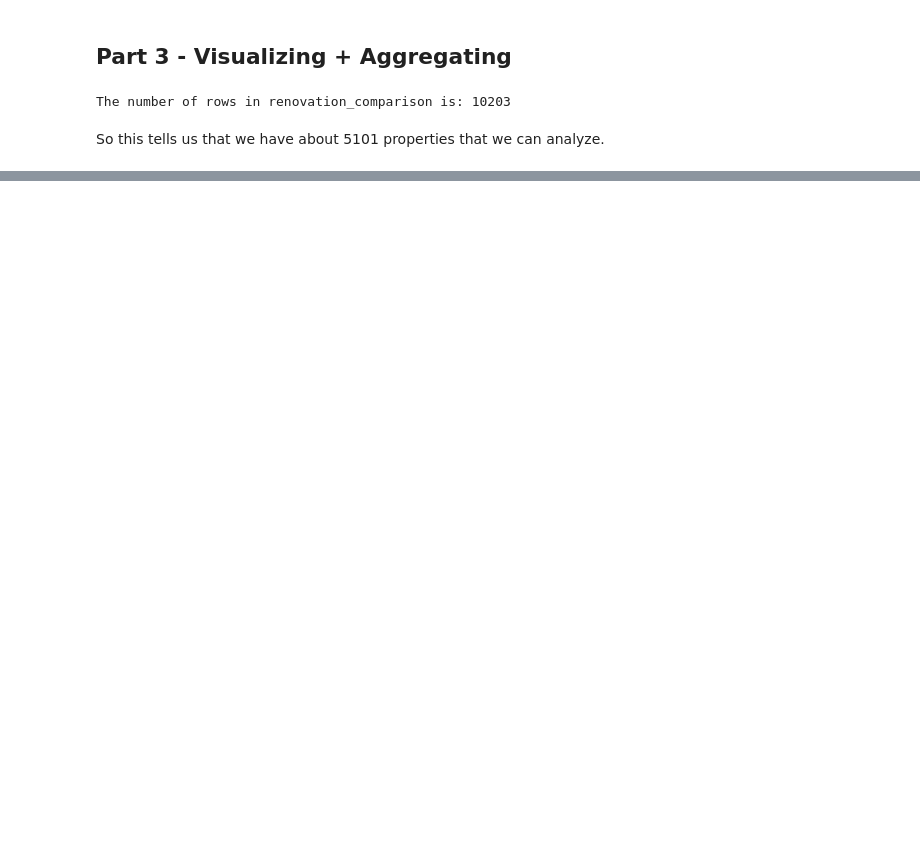
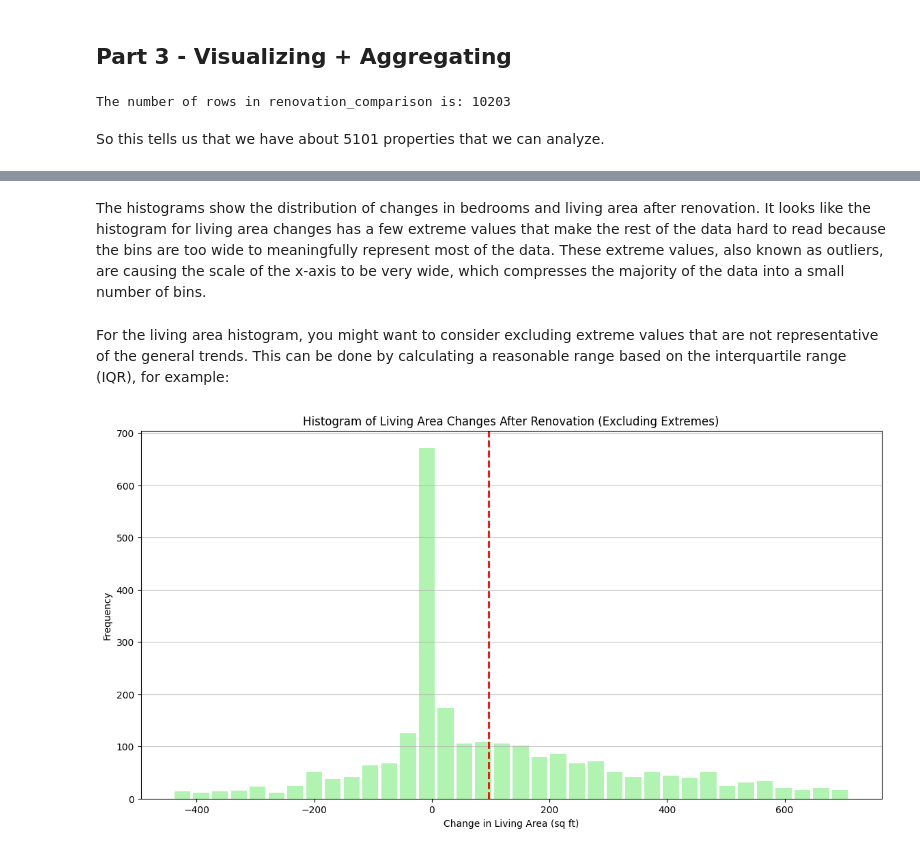
Before and after one commit to BU-Spark/ds-boston-remodeling, a Jupyter notebook: sp24-team-c/Mid Semester Notebooks/Renovations&Bedrooms_Analysis.ipynb, the cells around one changed output, grey strips where cells are left out. Drawn from its saved outputs; the diff is of its cells as text; code cells hidden in the pictures; blank space fills up the shorter version.

```diff
--- a/sp24-team-c/Mid Semester Notebooks/Renovations&Bedrooms_Analysis.ipynb
+++ b/sp24-team-c/Mid Semester Notebooks/Renovations&Bedrooms_Analysis.ipynb
@@ -536,0 +652,28 @@ So this tells us that we have about 5101 properties that we can analyze.
+# %% [markdown]
+The histograms show the distribution of changes in bedrooms and living area after renovation. It looks like the histogram for living area changes has a few extreme values that make the rest of the data hard to read because the bins are too wide to meaningfully represent most of the data. These extreme values, also known as outliers, are causing the scale of the x-axis to be very wide, which compresses the majority of the data into a small number of bins.
+# %% [markdown]
+For the living area histogram, you might want to consider excluding extreme values that are not representative of the general trends. This can be done by calculating a reasonable range based on the interquartile range (IQR), for example:
+# %%
+# Calculate the IQR for living area differences
+Q1 = living_area_diff.quantile(0.25)
+Q3 = living_area_diff.quantile(0.75)
+IQR = Q3 - Q1
+
+# Define reasonable lower and upper bounds for the data
+lower_bound = Q1 - 1.5 * IQR
+upper_bound = Q3 + 1.5 * IQR
+
+# Filter the living area differences to exclude outliers
+filtered_living_area_diff = living_area_diff[(living_area_diff > lower_bound) & (living_area_diff < upper_bound)]
+
+# Histogram for filtered living area differences
+plt.figure(figsize=(14, 7))
+plt.hist(filtered_living_area_diff, bins='auto', color='lightgreen', alpha=0.7, rwidth=0.85)
+plt.title('Histogram of Living Area Changes After Renovation (Excluding Extremes)')
+plt.xlabel('Change in Living Area (sq ft)')
+plt.ylabel('Frequency')
+plt.grid(axis='y', alpha=0.75)
+plt.axvline(filtered_living_area_diff.mean(), color='red', linestyle='dashed', linewidth=2)  # Mean line
+plt.show()
+# %% [output]
+[figure, added]
```
Also changed, not shown: parts of 9 cells of this notebook.
